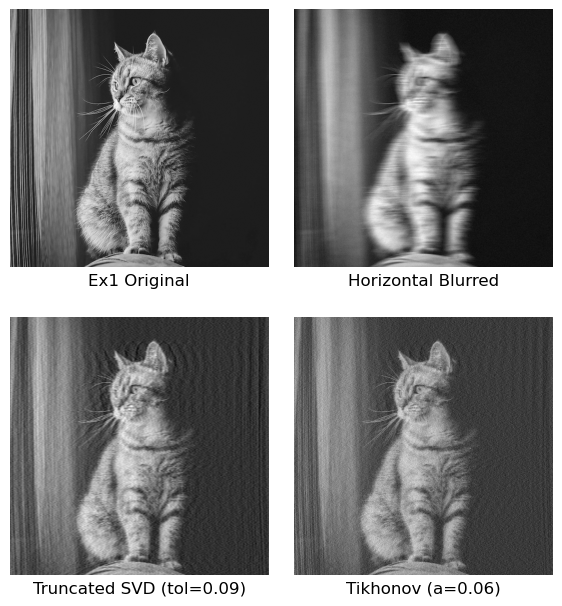
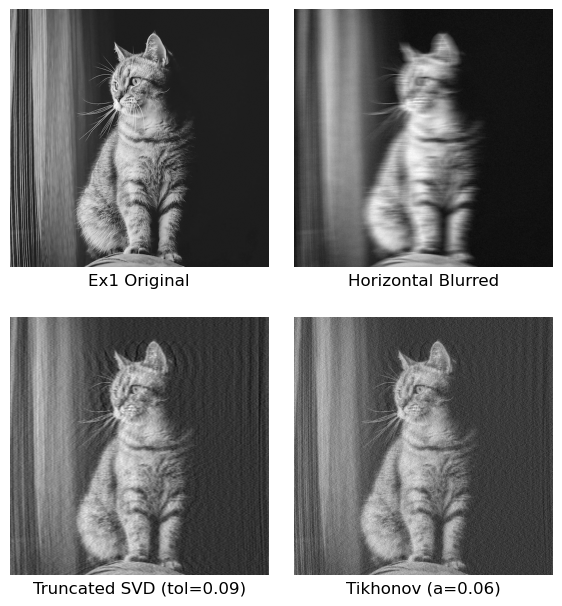
Unified diff of the notebook cell whose output changed from the first chart to the second:
--- before
+++ after
@@ -5,2 +5,4 @@
           ['Ex1 Original', 'Horizontal Blurred', f'Truncated SVD (tol={ex1_h_tsvd_tol})', f'Tikhonov (a={ex1_h_tikhonov_alpha})'],
           2, 2, figsize=(7, 8), cmap='gray')
+
+save_img(ex1_h_tikhonov, 'ex1_horizontal_tikhonov.jpg', grayscale=True)

Commit: clean up code, and add result images